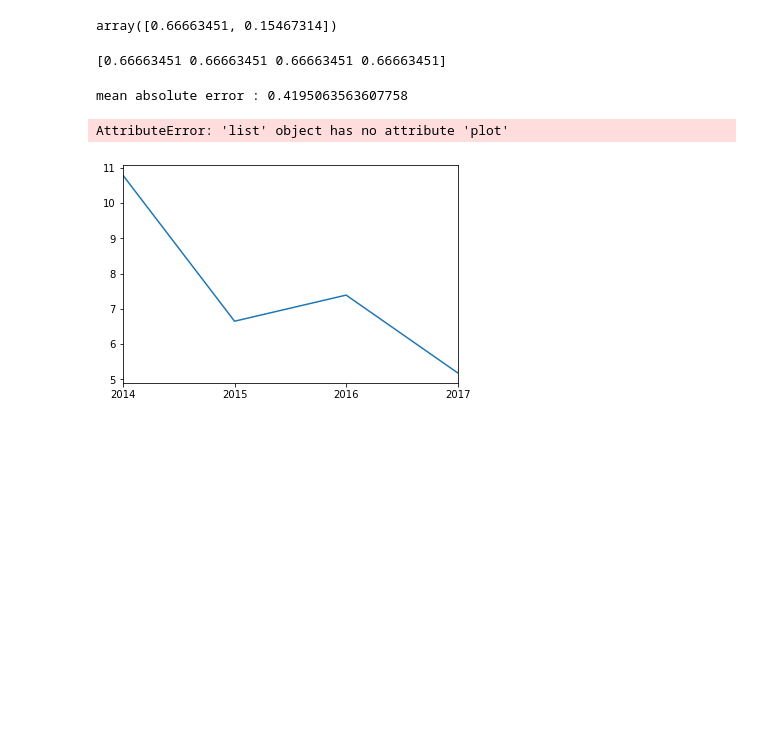
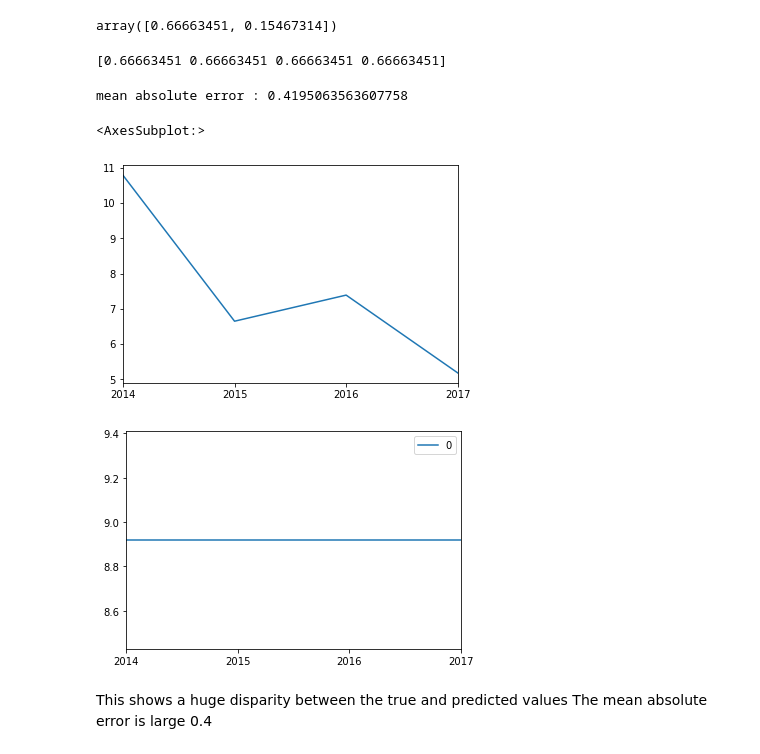
Before and after one commit to felix-n12/shell-ai, a Jupyter notebook: Untitled.ipynb, the cells around one changed output. Saved outputs shown, nothing was run; the diff lists cells and outputs as text; code cells hidden in the pictures; blank space fills up the shorter version.

Commit message:
Modelling

```diff
--- a/Untitled.ipynb
+++ b/Untitled.ipynb
@@ -299,11 +299,14 @@ model=ARIMA(endog=scaled_train_data,order=(0,0,0)).fit()
 model.params
 # %% [output]
 array([0.66663451, 0.15467314])
-# %%
-predictions=model.predict(period=[2015,2016,2017])
-print(predictions)
-# %% [output]
-[0.66663451 0.66663451 0.66663451 0.66663451]
+# %%
+start=len(scaled_train_data)
+end=len(scaled_train_data)+len(scaled_test_data)-1
+
+predictions=model.predict(start=start,end=end,dynamic=False)
+print(predictions)
+# %% [output]
+[0.66663451 0.66663451 0.66663451 0.66663451]
 # %%
 from sklearn.metrics import mean_absolute_error
 mae = mean_absolute_error(scaled_test_data,predictions)
@@ -314,9 +317,13 @@ mean absolute error : 0.4195063563607758
 # %%
 biomass_T.iloc[splitting_index:,0].plot()
 real_pred = scaler.inverse_transform((np.array(predictions)).reshape(-1,1))
 
-pred=list(real_pred)
-pred.plot()
+pred=pd.DataFrame(list(real_pred),index=biomass_T.iloc[splitting_index:,0].index)
+pred.plot(label="Predictions")
 # %% [output]
-AttributeError: 'list' object has no attribute 'plot'
+<AxesSubplot:>
 [figure]
+[figure, added]
+# %% [markdown]
+This shows a huge disparity between the true and predicted values
+The mean absolute error is large 0.4
```
Also changed, not shown: parts of 8 cells of this notebook.
